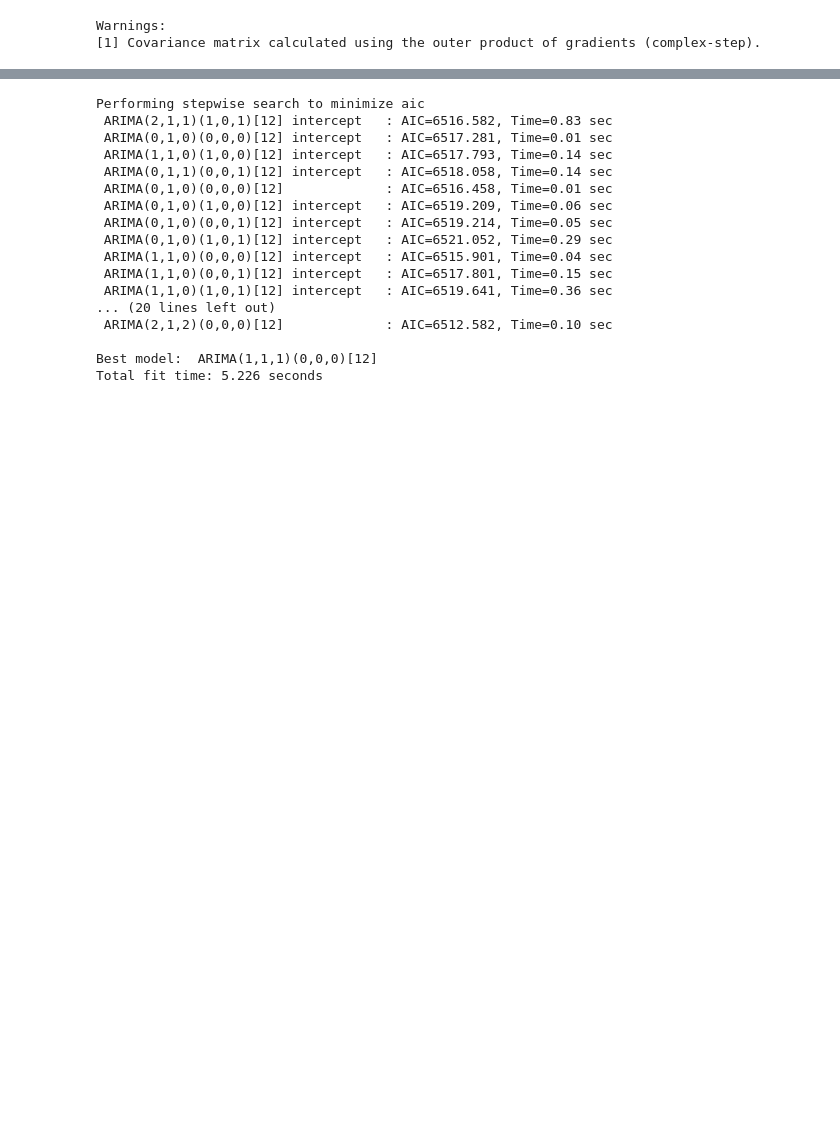
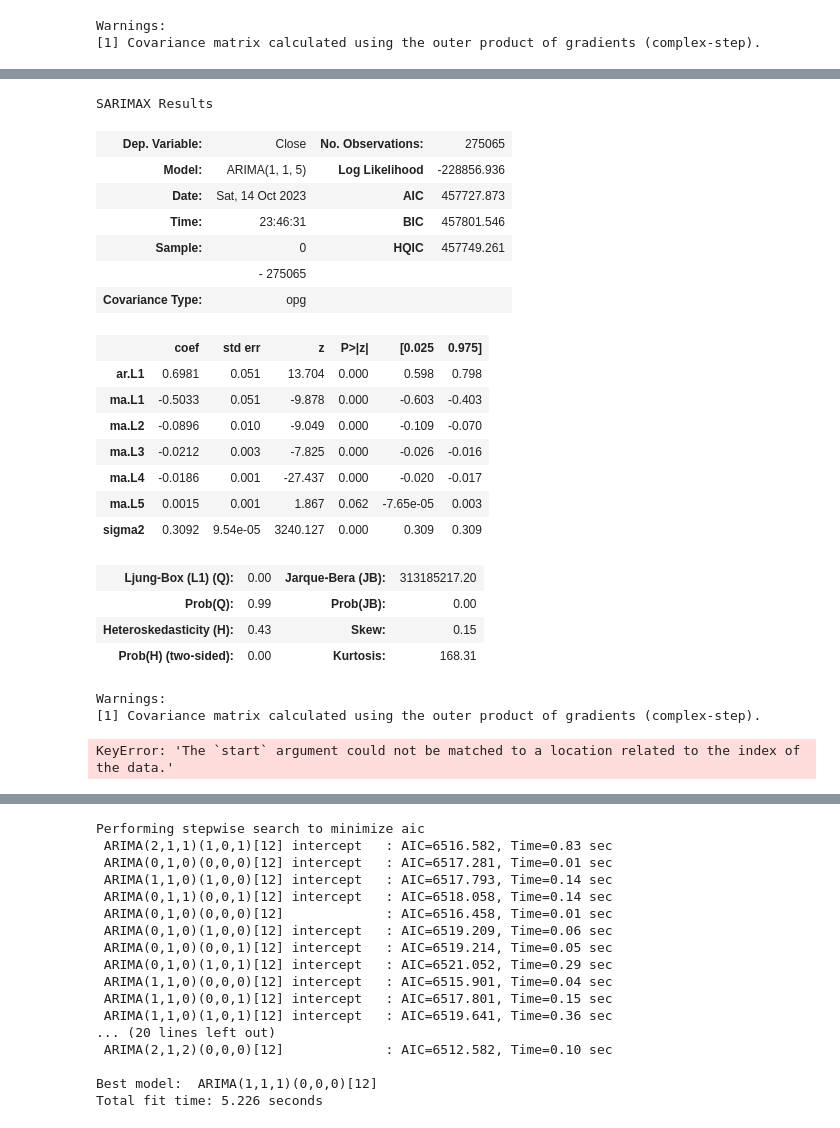
Before and after one commit to SkivHisink/MasterWork, a Jupyter notebook: Notebooks/Econometric/ARIMAMinuteForecast.ipynb, the cells around one changed output, grey strips where cells are left out. Saved outputs shown, nothing was run; the diff lists cells and outputs as text; code cells hidden in the pictures; blank space fills up the shorter version.

```diff
--- a/Notebooks/Econometric/ARIMAMinuteForecast.ipynb
+++ b/Notebooks/Econometric/ARIMAMinuteForecast.ipynb
@@ -193,0 +251,2 @@ Warnings:
+# %%
+train_data = special_data.iloc[:int(train_len)]
@@ -193,0 +255,41 @@ Warnings:
+# %%
+from statsmodels.tsa.arima.model import ARIMA
+model = ARIMA(train_data['Close'],order=(1,1,5))
+model = model.fit()
+model.summary()
+# %% [output]
+SARIMAX Results
+| Dep. Variable: | Close | No. Observations: | 275065 |
+| Model: | ARIMA(1, 1, 5) | Log Likelihood | -228856.936 |
+| Date: | Sat, 14 Oct 2023 | AIC | 457727.873 |
+| Time: | 23:46:31 | BIC | 457801.546 |
+| Sample: | 0 | HQIC | 457749.261 |
+|  | - 275065 |  |  |
+| Covariance Type: | opg |  |  |
+|  | coef | std err | z | P>|z| | [0.025 | 0.975] |
+| ar.L1 | 0.6981 | 0.051 | 13.704 | 0.000 | 0.598 | 0.798 |
+| ma.L1 | -0.5033 | 0.051 | -9.878 | 0.000 | -0.603 | -0.403 |
+| ma.L2 | -0.0896 | 0.010 | -9.049 | 0.000 | -0.109 | -0.070 |
+| ma.L3 | -0.0212 | 0.003 | -7.825 | 0.000 | -0.026 | -0.016 |
+| ma.L4 | -0.0186 | 0.001 | -27.437 | 0.000 | -0.020 | -0.017 |
+| ma.L5 | 0.0015 | 0.001 | 1.867 | 0.062 | -7.65e-05 | 0.003 |
+| sigma2 | 0.3092 | 9.54e-05 | 3240.127 | 0.000 | 0.309 | 0.309 |
+| Ljung-Box (L1) (Q): | 0.00 | Jarque-Bera (JB): | 313185217.20 |
+| Prob(Q): | 0.99 | Prob(JB): | 0.00 |
+| Heteroskedasticity (H): | 0.43 | Skew: | 0.15 |
+| Prob(H) (two-sided): | 0.00 | Kurtosis: | 168.31 |
+Warnings:
+[1] Covariance matrix calculated using the outer product of gradients (complex-step).
+# %%
+start= test_data.index[0]
+end= test_data.index[len(test_data)-1]
+#if the predicted values dont have date values as index, you will have to uncomment the following two commented lines to plot a graph
+#index_future_dates=pd.date_range(start='2018-12-01',end='2018-12-30')
+pred=model.predict(start = start,end = end,typ='levels').rename('ARIMA predictions')
+#pred.index=index_future_dates
+plt.plot(range(0, test_len - 1), test_data['Close'])
+plt.plot(range(0, test_len - 1), pred)
+plt.xlabel('Index')
+plt.ylabel('Price')
+# %% [output]
+KeyError: 'The `start` argument could not be matched to a location related to the index of the data.'
```
Also changed, not shown: parts of 19 cells of this notebook, 15 other files.
